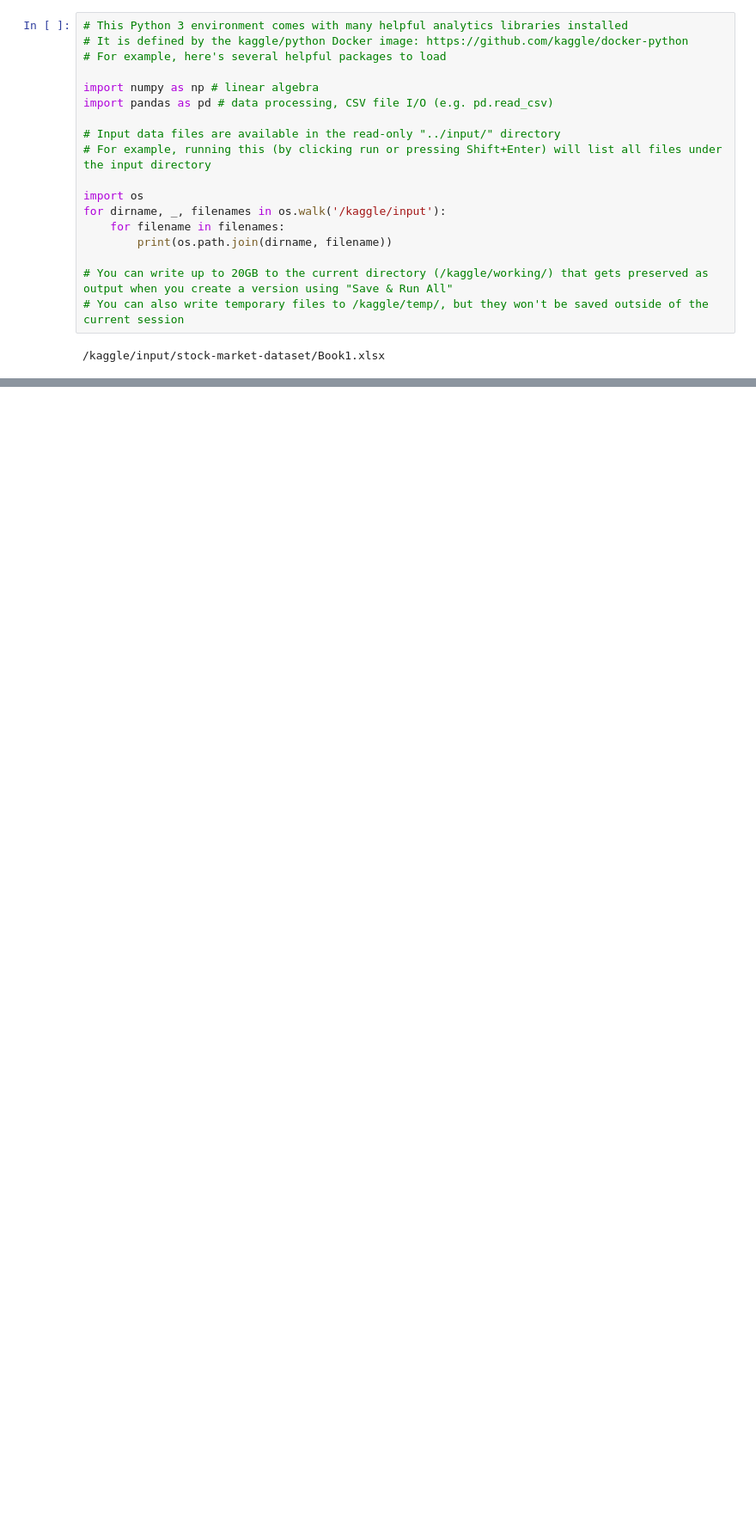
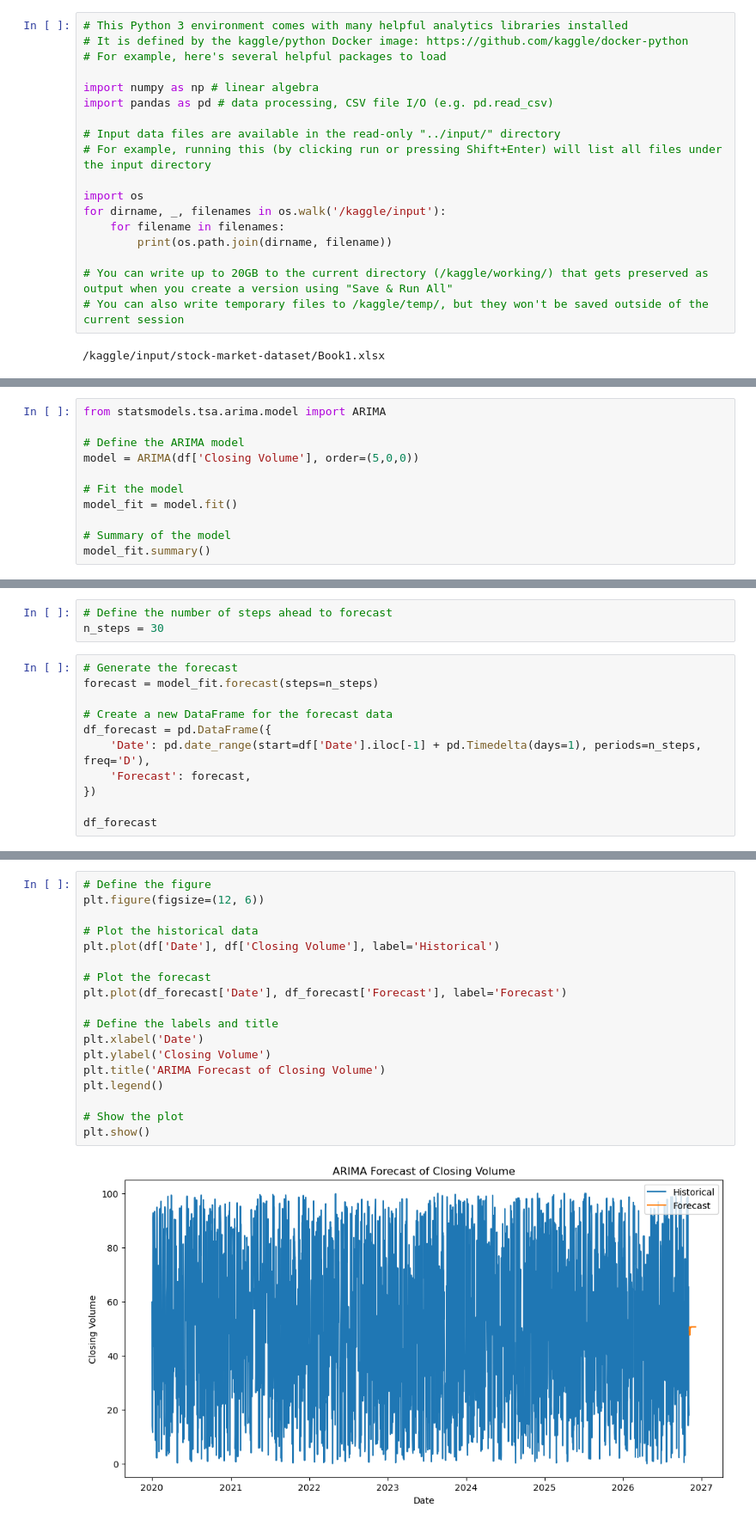
Before and after one commit to raj-rajat/Stock-Market-Dataset, a Jupyter notebook: stock-market-dataset.ipynb, the cells around one changed output, grey strips where cells are left out. Shown: that part at 86% size. Saved outputs shown, nothing was run; the diff lists cells and outputs as text; blank space fills up the shorter version.

```diff
--- a/stock-market-dataset.ipynb
+++ b/stock-market-dataset.ipynb
@@ -20,0 +194,11 @@ for dirname, _, filenames in os.walk('/kaggle/input'):
+# %%
+from statsmodels.tsa.arima.model import ARIMA
+
+# Define the ARIMA model
+model = ARIMA(df['Closing Volume'], order=(5,0,0))
+
+# Fit the model
+model_fit = model.fit()
+
+# Summary of the model
+model_fit.summary()
@@ -20,0 +228,14 @@ for dirname, _, filenames in os.walk('/kaggle/input'):
+# %%
+# Define the number of steps ahead to forecast
+n_steps = 30
+# %%
+# Generate the forecast
+forecast = model_fit.forecast(steps=n_steps)
+
+# Create a new DataFrame for the forecast data
+df_forecast = pd.DataFrame({
+    'Date': pd.date_range(start=df['Date'].iloc[-1] + pd.Timedelta(days=1), periods=n_steps, freq='D'),
+    'Forecast': forecast,
+})
+
+df_forecast
@@ -20,0 +260,20 @@ for dirname, _, filenames in os.walk('/kaggle/input'):
+# %%
+# Define the figure
+plt.figure(figsize=(12, 6))
+
+# Plot the historical data
+plt.plot(df['Date'], df['Closing Volume'], label='Historical')
+
+# Plot the forecast
+plt.plot(df_forecast['Date'], df_forecast['Forecast'], label='Forecast')
+
+# Define the labels and title
+plt.xlabel('Date')
+plt.ylabel('Closing Volume')
+plt.title('ARIMA Forecast of Closing Volume')
+plt.legend()
+
+# Show the plot
+plt.show()
+# %% [output]
+[figure, added]
```
Also changed, not shown: parts of 12 cells of this notebook.
